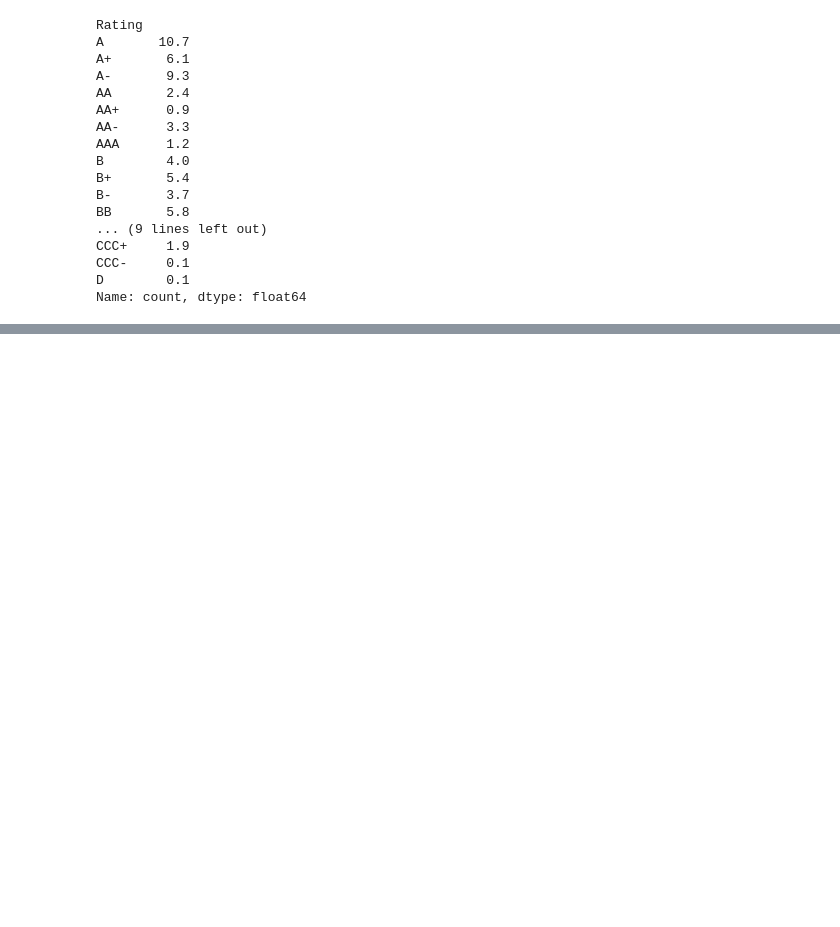
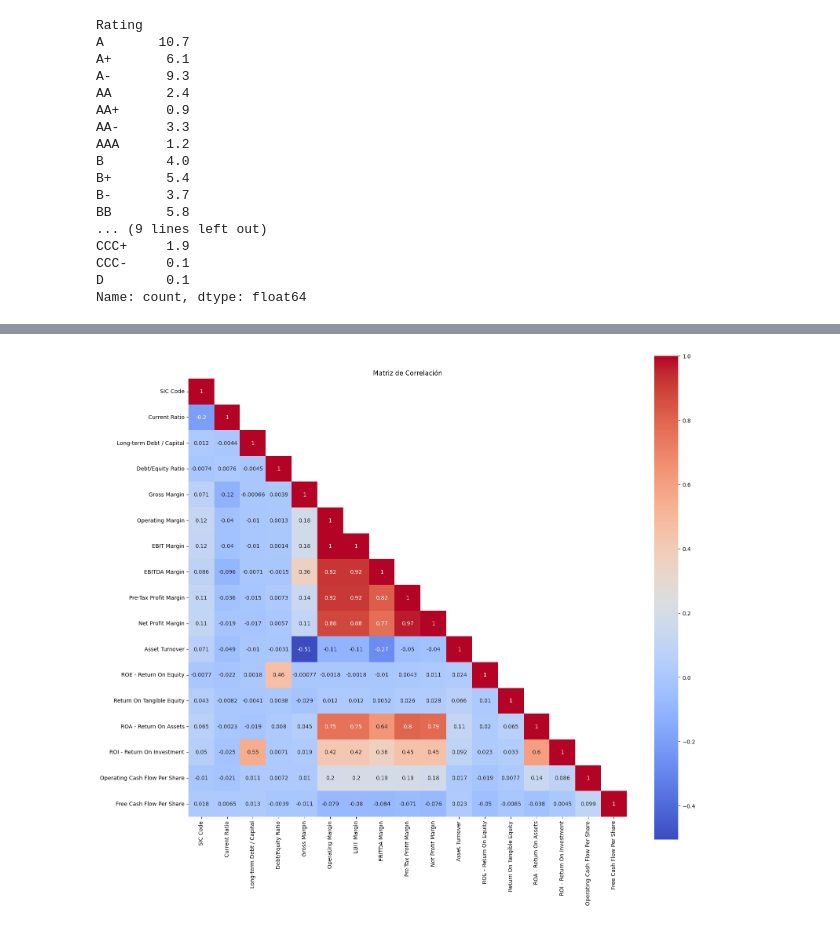
Before and after one commit to jfdonosom/Notebooks, a Jupyter notebook: Preentrega_DSII_Donoso_Mendieta.ipynb, the cells around one changed output, grey strips where cells are left out. Cells and saved outputs as stored; diff of their text form; code cells hidden in the pictures; blank space fills up the shorter version.

```diff
--- a/Preentrega_DSII_Donoso_Mendieta.ipynb
+++ b/Preentrega_DSII_Donoso_Mendieta.ipynb
@@ -57,0 +141,7 @@ Name: count, dtype: float64
+# %%
+# Año, Mes
+df['Rating Date'] = pd.to_datetime(df['Rating Date'])
+df['Year'] = df['Rating Date'].dt.year.astype('int64')
+df['Month'] = df['Rating Date'].dt.month.astype('int64')
+# %%
+df = df.drop(columns=['Rating Date'])
@@ -57,0 +233,3 @@ Name: count, dtype: float64
+# %%
+columns_float64 = df.select_dtypes(include='float64').columns
+print(columns_float64)
@@ -57,0 +244,13 @@ Name: count, dtype: float64
+# %%
+# Correlación Entre Variables.
+df_float64 = df[columns_float64]
+matriz_corr = df_float64.corr()
+mask = np.triu(np.ones_like(matriz_corr, dtype=bool), k=1)
+
+# Gráfico de correlación
+plt.figure(figsize=(18, 16))
+sns.heatmap(matriz_corr, annot=True, cmap='coolwarm', mask=mask, square=True)
+plt.title('Matriz de Correlación')
+plt.show()
+# %% [output]
+[figure, added]
```
Also changed, not shown: parts of 24 cells of this notebook.
